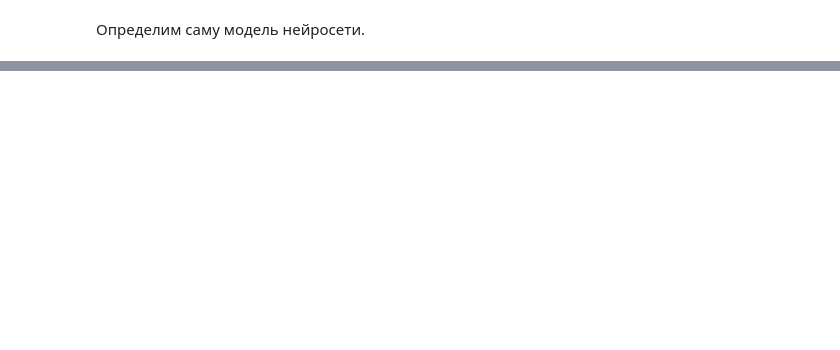
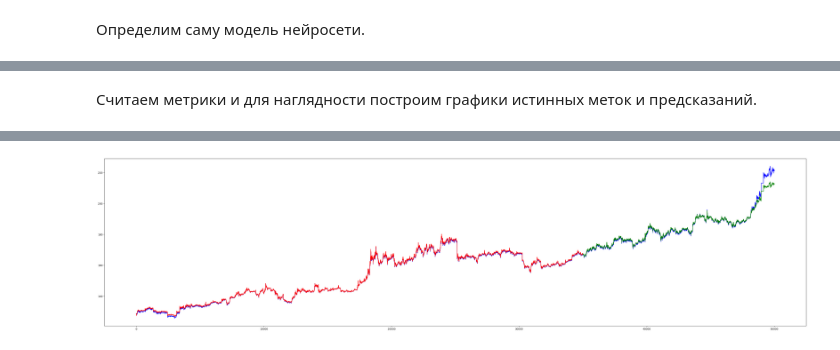
Before and after one commit to onedanoken/timeseries_homeworks, a Jupyter notebook: final_project/final_project.ipynb, the cells around one changed output, grey strips where cells are left out. Drawn from its saved outputs; the diff is of its cells as text; code cells hidden in the pictures; blank space fills up the shorter version.

Commit message:
add nn models

```diff
--- a/final_project/final_project.ipynb
+++ b/final_project/final_project.ipynb
@@ -733,0 +786,16 @@ class AirModel(nn.Module):
+# %%
+data_LSTM = data.copy()
+
+train, test, total = data_split(data_LSTM)
+lookback = 1
+X_train, y_train = create_dataset(train, lookback=lookback)
+X_test, y_test = create_dataset(test, lookback=lookback)
+
+model = AirModel()
+optimizer = optim.Adam(model.parameters())
+loss_fn = nn.MSELoss()
+loader = torch_data.DataLoader(torch_data.TensorDataset(X_train, y_train), shuffle=True, batch_size=8)
+
+EPOCHS = 100
+
+y_pred_train, y_pred_test, model = train_model(model, X_train, X_test, y_train, y_test, optimizer, loader, loss_fn, EPOCHS)
@@ -733,0 +814,62 @@ class AirModel(nn.Module):
+# %% [markdown]
+Считаем метрики и для наглядности построим графики истинных меток и предсказаний.
+# %%
+from sklearn.metrics import mean_absolute_error, mean_squared_error, r2_score
+from math import sqrt
+
+def smape_score(actual, predicted) -> float:
+    if not all([isinstance(actual, np.ndarray),
+                isinstance(predicted, np.ndarray)]):
+        actual, predicted = np.array(actual), np.array(predicted)
+
+    return round(
+        np.mean(
+            np.abs(predicted - actual) /
+            ((np.abs(predicted) + np.abs(actual)) / 2)
+        ), 3
+    )
+
+def validate(true, pred):
+    true = pd.DataFrame(true.flatten().numpy())[0]
+    pred = pd.DataFrame(pred.flatten().numpy())[0]
+
+    print("SMAPE:", smape_score(true, pred))
+    print("RMSE:", sqrt(mean_squared_error(true, pred)))
+    print("MAE:", mean_absolute_error(true, pred))
+    print("MSE:", mean_squared_error(true, pred))
+    print("R2:", r2_score(true, pred))
+
+def plot_train_n_pred(X_train, X_test, total, model):
+    with torch.no_grad():
+        train_plot = np.ones_like(total) * np.nan
+        y_pred = model(X_train)
+        y_pred = y_pred[:, -1]
+        train_size = len(X_train)
+        train_plot[lookback:train_size + 1] = model(X_train)[:, -1]
+        test_plot = np.ones_like(total) * np.nan
+        test_plot[train_size + lookback:len(total) - 1] = model(X_test)[:, -1]
+
+    plt.rcParams["figure.figsize"] = [50, 12]
+    plt.plot(total, c='b')
+    plt.plot(train_plot, c='r')
+    plt.plot(test_plot, c='g')
+    plt.show()
+
+def validate_on_auto_measurement(model):
+    valid_train, valid_test, valid_total = data_split(data)
+    lookback = 1
+    X_train, _ = create_dataset(valid_train, lookback=lookback)
+    X_test, y_test = create_dataset(valid_test, lookback=lookback)
+
+    y_pred = model(X_test)
+    y_pred_test = y_pred
+
+    print("LSTM metrics: ")
+    try:
+        validate(y_pred_test, y_test)
+    except:
+        validate(y_pred_test.detach(), y_test.detach())
+    plot_train_n_pred(X_train, X_test, valid_total, model)
+
+validate_on_auto_measurement(model)
+# %% [output]
@@ -733,0 +882 @@ class AirModel(nn.Module):
+[figure, added]
```
Also changed, not shown: parts of 43 cells of this notebook, 12 other files.
